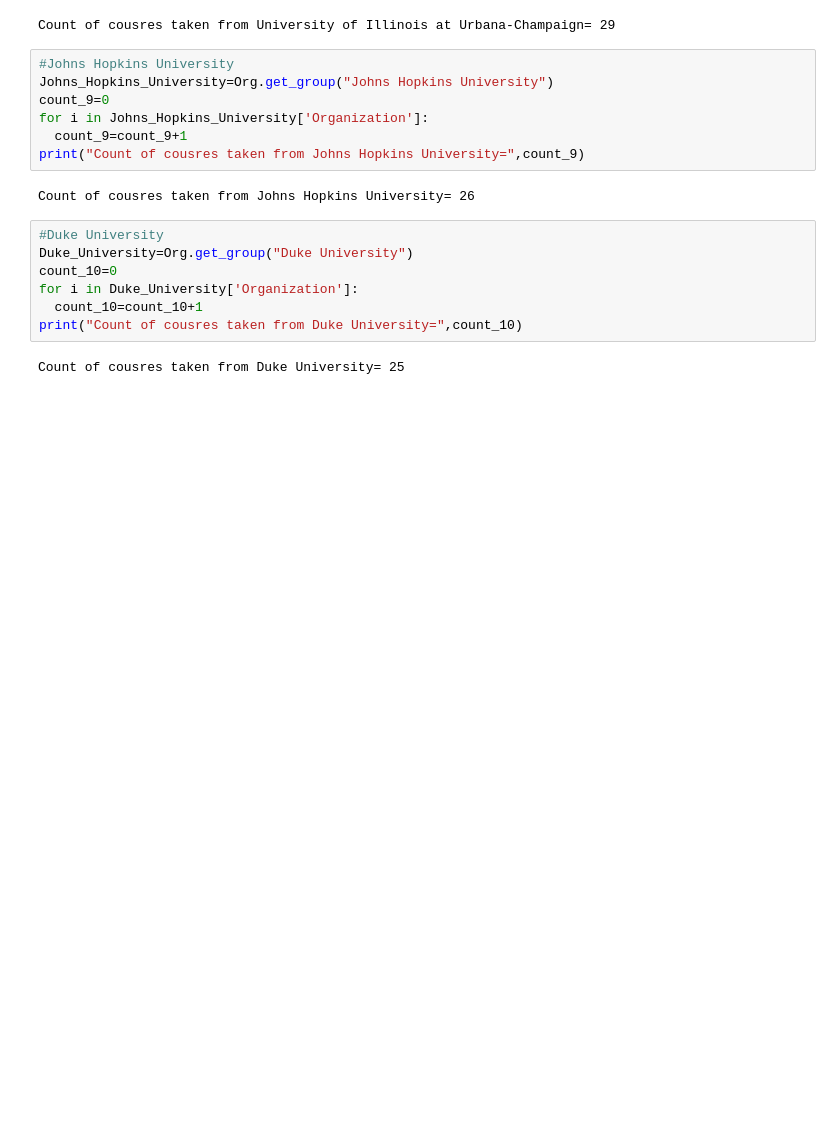
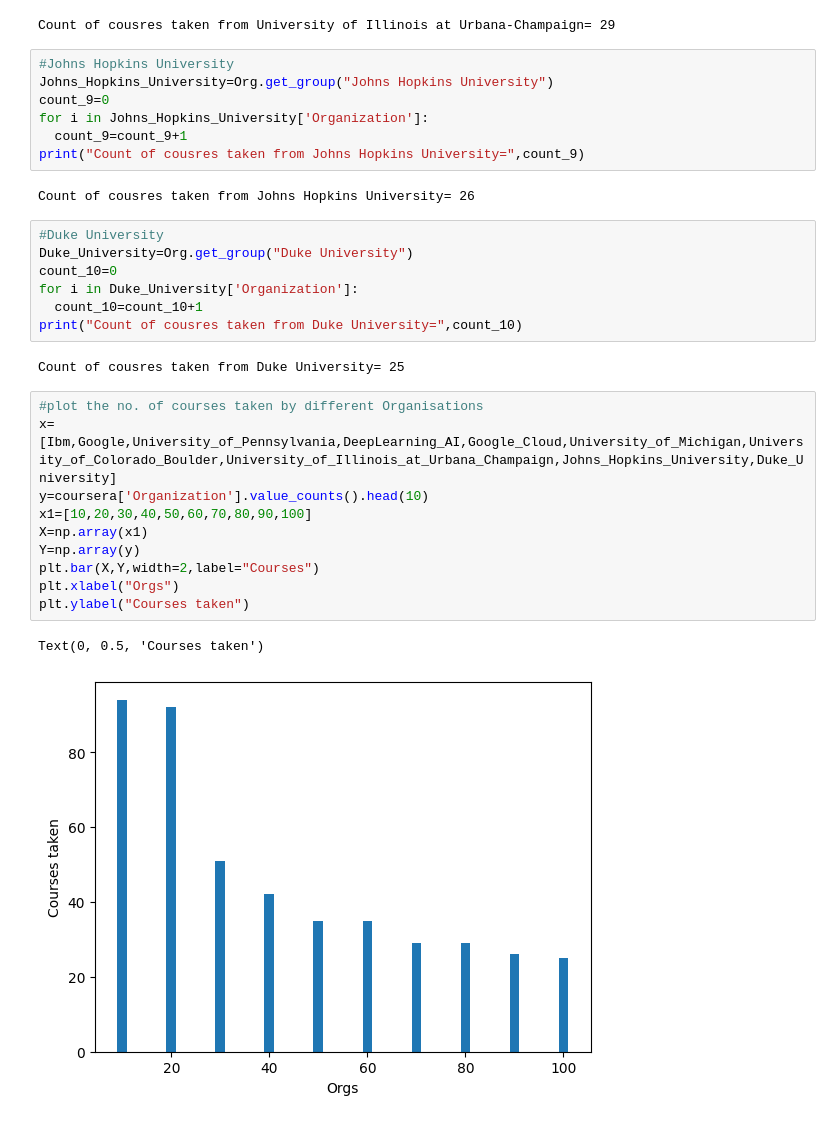
Before and after one commit to ankitg-02/Course_analysis, a Jupyter notebook: Coursera1.ipynb, the cells around one changed output. Cells and saved outputs as stored; diff of their text form; blank space fills up the shorter version.

```diff
--- a/Coursera1.ipynb
+++ b/Coursera1.ipynb
@@ -175,3 +175,16 @@ for i in Duke_University['Organization']:
 print("Count of cousres taken from Duke University=",count_10)
 # %% [output]
 Count of cousres taken from Duke University= 25
+# %%
+#plot the no. of courses taken by different Organisations
+x=[Ibm,Google,University_of_Pennsylvania,DeepLearning_AI,Google_Cloud,University_of_Michigan,University_of_Colorado_Boulder,University_of_Illinois_at_Urbana_Champaign,Johns_Hopkins_University,Duke_University]
+y=coursera['Organization'].value_counts().head(10)
+x1=[10,20,30,40,50,60,70,80,90,100]
+X=np.array(x1)
+Y=np.array(y)
+plt.bar(X,Y,width=2,label="Courses")
+plt.xlabel("Orgs")
+plt.ylabel("Courses taken")
+# %% [output]
+Text(0, 0.5, 'Courses taken')
+[figure, added]
```
